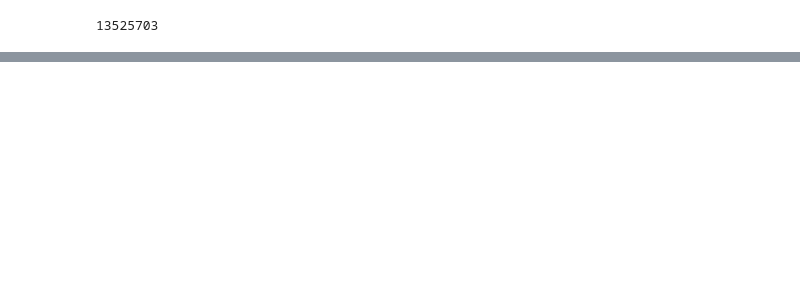
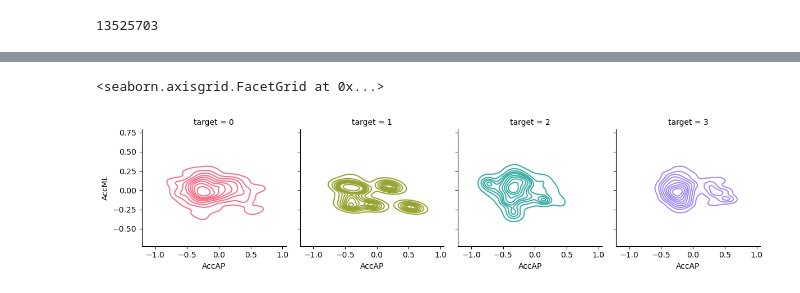
Before and after one commit to zmwm37/fog, a Jupyter notebook: code/eda.ipynb, the cells around one changed output, grey strips where cells are left out. Cells and saved outputs as stored; diff of their text form; code cells hidden in the pictures; blank space fills up the shorter version.

```diff
--- a/code/eda.ipynb
+++ b/code/eda.ipynb
@@ -57,0 +127,6 @@ df.select("target").groupBy("target").count().show()
+# %%
+g = sns.FacetGrid(df_sample, col="target", hue="target", palette=sns.color_palette("husl", 4))
+g.map(sns.kdeplot, "AccAP", "AccML")
+# %% [output]
+<seaborn.axisgrid.FacetGrid at 0x...>
+[figure, added]
```
Also changed, not shown: parts of 33 cells of this notebook.
